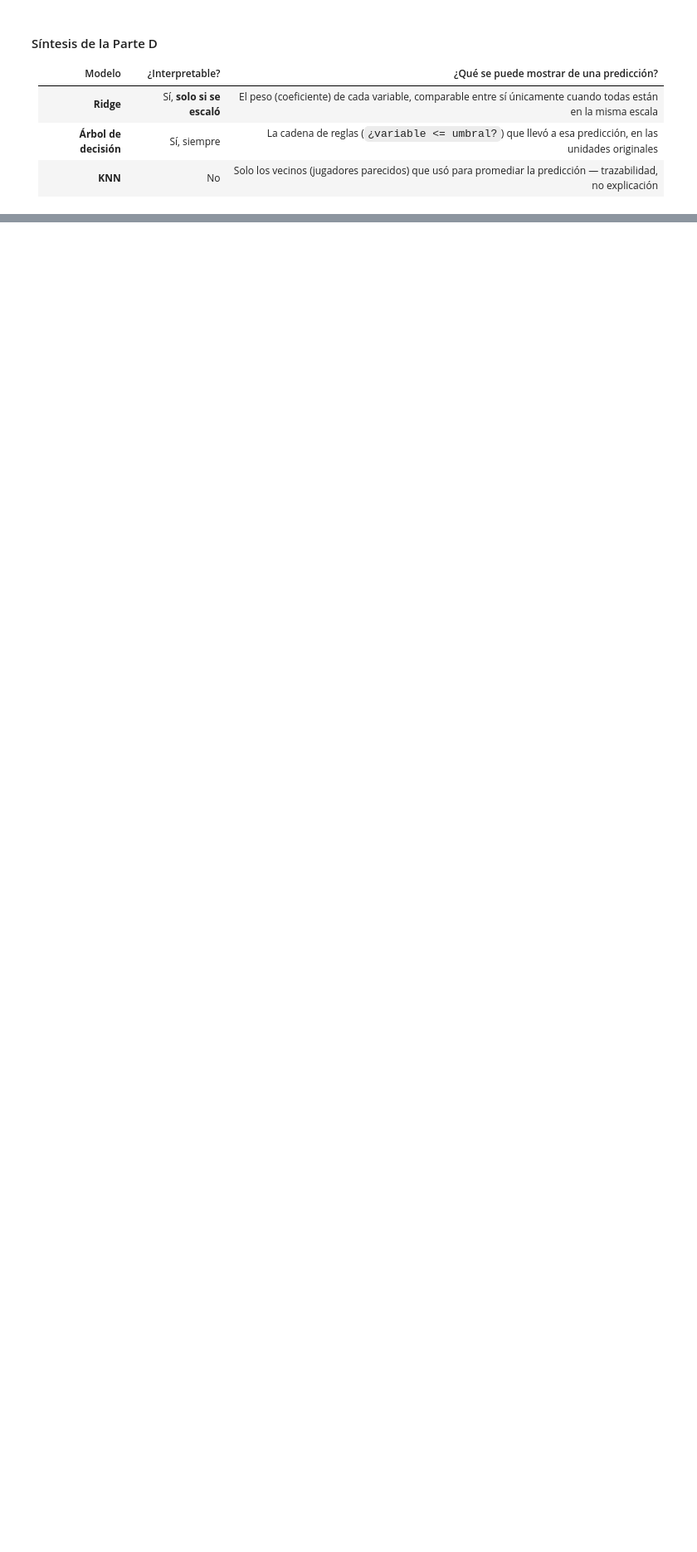
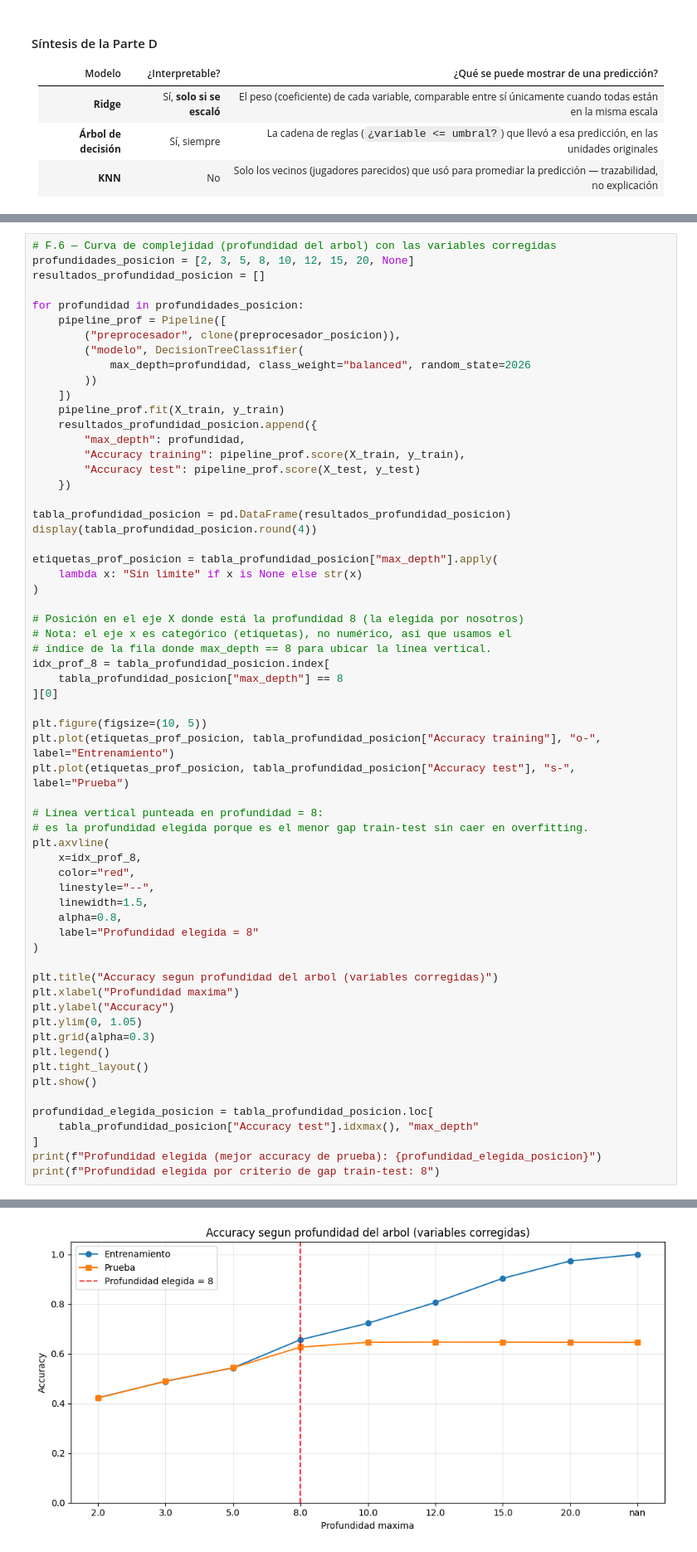
Before and after one commit to Racsok/mineria, a Jupyter notebook: analisis_datasets/analisis_dataset_FIFA.ipynb, the cells around one changed output, grey strips where cells are left out. Shown at 83% size. Saved outputs shown, nothing was run; the diff lists cells and outputs as text; blank space fills up the shorter version.

```diff
--- a/analisis_datasets/analisis_dataset_FIFA.ipynb
+++ b/analisis_datasets/analisis_dataset_FIFA.ipynb
@@ -3792,0 +2473,63 @@ print(
+# %%
+# F.6 — Curva de complejidad (profundidad del arbol) con las variables corregidas
+profundidades_posicion = [2, 3, 5, 8, 10, 12, 15, 20, None]
+resultados_profundidad_posicion = []
+
+for profundidad in profundidades_posicion:
+    pipeline_prof = Pipeline([
+        ("preprocesador", clone(preprocesador_posicion)),
+        ("modelo", DecisionTreeClassifier(
+            max_depth=profundidad, class_weight="balanced", random_state=2026
+        ))
+    ])
+    pipeline_prof.fit(X_train, y_train)
+    resultados_profundidad_posicion.append({
+        "max_depth": profundidad,
+        "Accuracy training": pipeline_prof.score(X_train, y_train),
+        "Accuracy test": pipeline_prof.score(X_test, y_test)
+    })
+
+tabla_profundidad_posicion = pd.DataFrame(resultados_profundidad_posicion)
+display(tabla_profundidad_posicion.round(4))
+
+etiquetas_prof_posicion = tabla_profundidad_posicion["max_depth"].apply(
+    lambda x: "Sin limite" if x is None else str(x)
+)
+
+# Posición en el eje X donde está la profundidad 8 (la elegida por nosotros)
+# Nota: el eje x es categórico (etiquetas), no numérico, así que usamos el
+# índice de la fila donde max_depth == 8 para ubicar la línea vertical.
+idx_prof_8 = tabla_profundidad_posicion.index[
+    tabla_profundidad_posicion["max_depth"] == 8
+][0]
+
+plt.figure(figsize=(10, 5))
+plt.plot(etiquetas_prof_posicion, tabla_profundidad_posicion["Accuracy training"], "o-", label="Entrenamiento")
+plt.plot(etiquetas_prof_posicion, tabla_profundidad_posicion["Accuracy test"], "s-", label="Prueba")
+
+# Línea vertical punteada en profundidad = 8:
+# es la profundidad elegida porque es el menor gap train-test sin caer en overfitting.
+plt.axvline(
+    x=idx_prof_8,
+    color="red",
+    linestyle="--",
+    linewidth=1.5,
+    alpha=0.8,
+    label="Profundidad elegida = 8"
+)
+
+plt.title("Accuracy segun profundidad del arbol (variables corregidas)")
+plt.xlabel("Profundidad maxima")
+plt.ylabel("Accuracy")
+plt.ylim(0, 1.05)
+plt.grid(alpha=0.3)
+plt.legend()
+plt.tight_layout()
+plt.show()
+
+profundidad_elegida_posicion = tabla_profundidad_posicion.loc[
+    tabla_profundidad_posicion["Accuracy test"].idxmax(), "max_depth"
+]
+print(f"Profundidad elegida (mejor accuracy de prueba): {profundidad_elegida_posicion}")
+print(f"Profundidad elegida por criterio de gap train-test: 8")
+# %% [output]
@@ -3792,0 +2546 @@ print(
+[figure, added]
```
Also changed, not shown: parts of 66 cells of this notebook.
